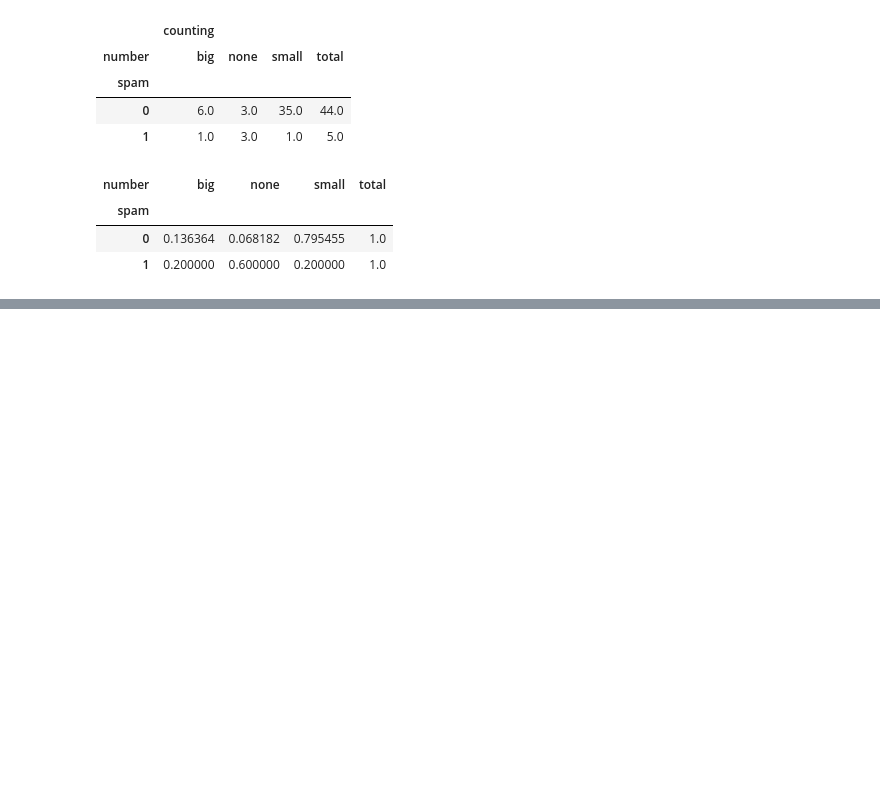
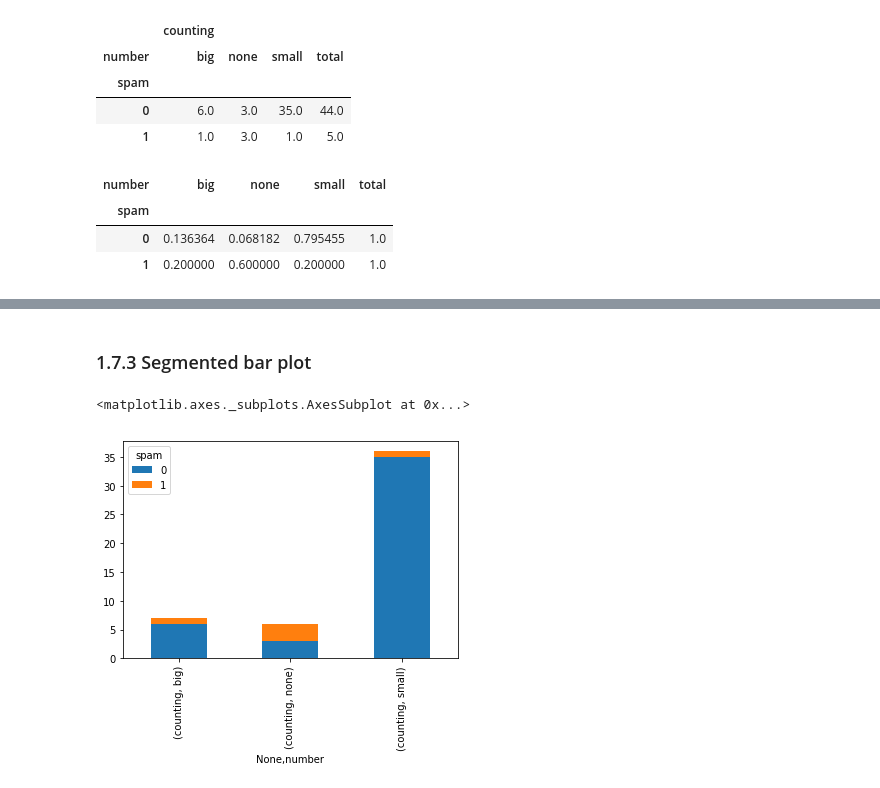
Before and after one commit to chikoungoun/OpenIntro, a Jupyter notebook: Chapter 1/openintro_chap_1.ipynb, the cells around one changed output, grey strips where cells are left out. Cells and saved outputs as stored; diff of their text form; code cells hidden in the pictures; blank space fills up the shorter version.

Commit message:
Segmented Bar Plot

```diff
--- a/Chapter 1/openintro_chap_1.ipynb
+++ b/Chapter 1/openintro_chap_1.ipynb
@@ -372,6 +372,7 @@ def counting(x):
     return x.count()
 # %%
 contingency = e50.pivot_table(index='spam',columns='number', values='num_char', aggfunc=[counting])
+cont_plot = contingency.copy()
 contingency
 # %% [output]
 |  | counting |  |  |
@@ -431,0 +445,8 @@ contingency.loc[:,('counting')].div(contingency.loc[:,('counting','total')],axis
+# %% [markdown]
+### 1.7.3 Segmented bar plot
+# %%
+# saved cont_plot on In [26]
+cont_plot.T.plot.bar(stacked=True)
+# %% [output]
+<matplotlib.axes._subplots.AxesSubplot at 0x...>
+[figure, added]
```
Also changed, not shown: parts of 2 cells of this notebook.
